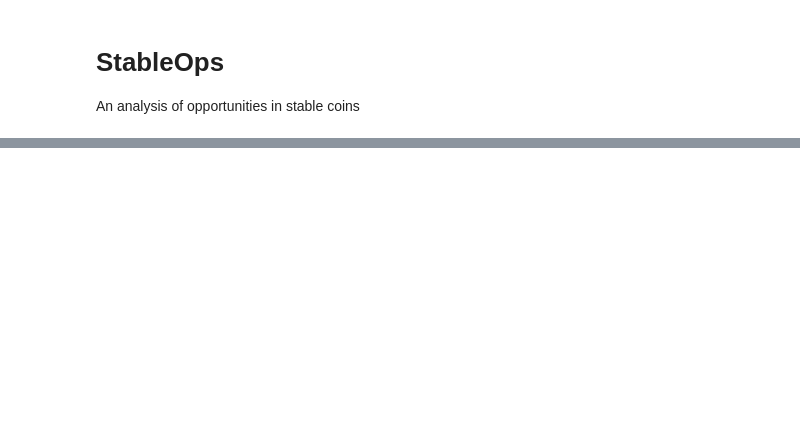
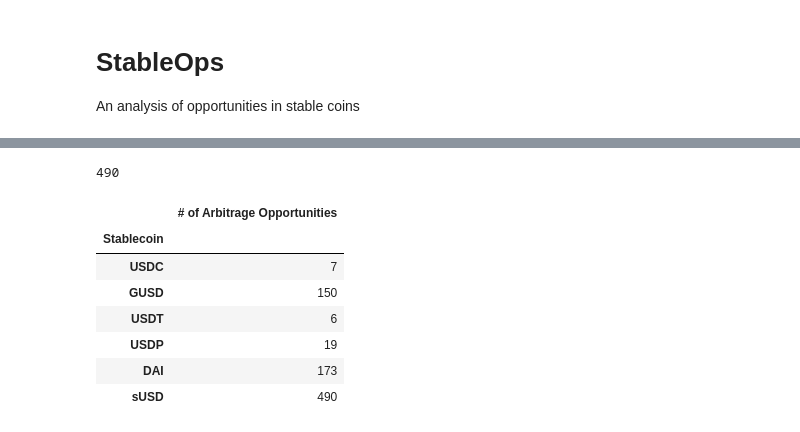
Before and after one commit to CAMPSMITH/StableOps, a Jupyter notebook: StableOps.ipynb, the cells around one changed output, grey strips where cells are left out. Cells and saved outputs as stored; diff of their text form; code cells hidden in the pictures; blank space fills up the shorter version.

Commit message:
updates to stable ops notebook and mcforecast tools

```diff
--- a/StableOps.ipynb
+++ b/StableOps.ipynb
@@ -171,4 +172,8 @@ coin_gecko_cleaner(USDP_url)
 1096 rows × 3 columns
+# %%
+usdp = coin_gecko_cleaner(USDP_url)
+usdp_arb = usdp[usdp['prices'] <= .99].count() + usdp[usdp['prices'] >= 1.01].count()
+usdp_arb = usdp_arb['prices']
 # %%
 #DAI
 # %%
@@ -193,3 +198,7 @@ coin_gecko_cleaner(DAI_url)
+# %%
+dai = coin_gecko_cleaner(DAI_url)
+dai_arb = dai[dai['prices'] <= .99].count() + dai[dai['prices'] >= 1.01].count()
+dai_arb = dai_arb['prices']
 # %%
 # Synthetix USD sUSD
 # %%
@@ -213,0 +223,24 @@ coin_gecko_cleaner(sUSD_url)
+# %%
+susd = coin_gecko_cleaner(sUSD_url)
+susd_arb = susd[susd['prices'] <= .99].count() + susd[susd['prices'] >= 1.01].count()
+susd_arb = susd_arb['prices']
+# %%
+susd_arb
+# %% [output]
+490
+# %%
+stable_portfolio = {'USDC':usdc_arb, 'GUSD':gusd_arb, 'USDT': usdt_arb,'USDP': usdp_arb, 'DAI': dai_arb,'sUSD': susd_arb}
+stable_portfolio = pd.DataFrame(stable_portfolio.values(), index = stable_portfolio.keys(), columns = ['# of Arbitrage Opportunities'])
+stable_portfolio.reset_index(inplace=True)
+# %%
+stable_portfolio = stable_portfolio.rename(columns = {'index': 'Stablecoin'}).set_index('Stablecoin')
+stable_portfolio
+# %% [output]
+|  | # of Arbitrage Opportunities |
+| Stablecoin |  |
+| USDC | 7 |
+| GUSD | 150 |
+| USDT | 6 |
+| USDP | 19 |
+| DAI | 173 |
+| sUSD | 490 |
```
Also changed, not shown: parts of 14 cells of this notebook, 1 other file.
